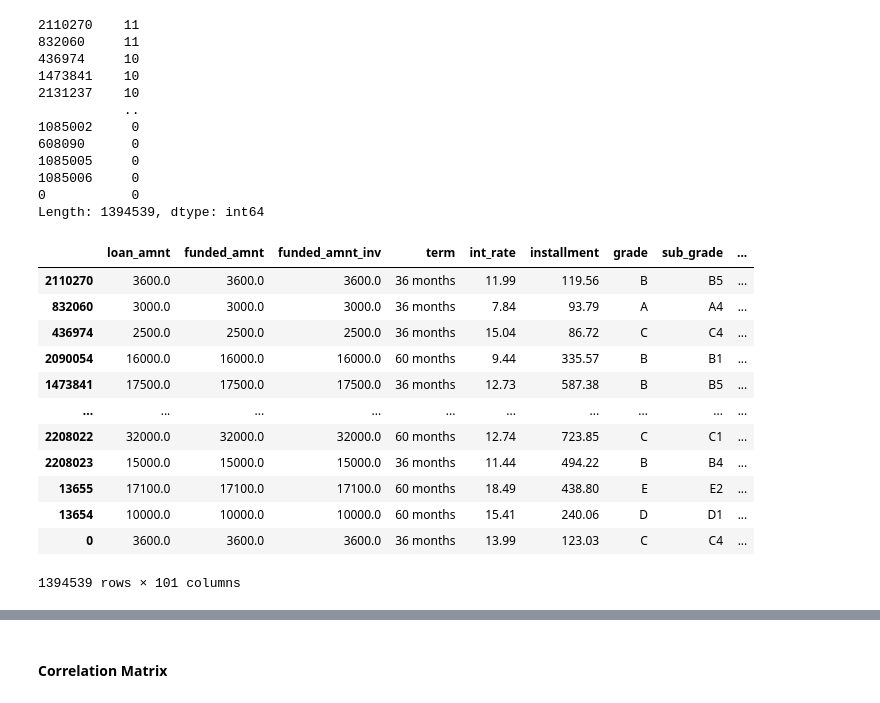
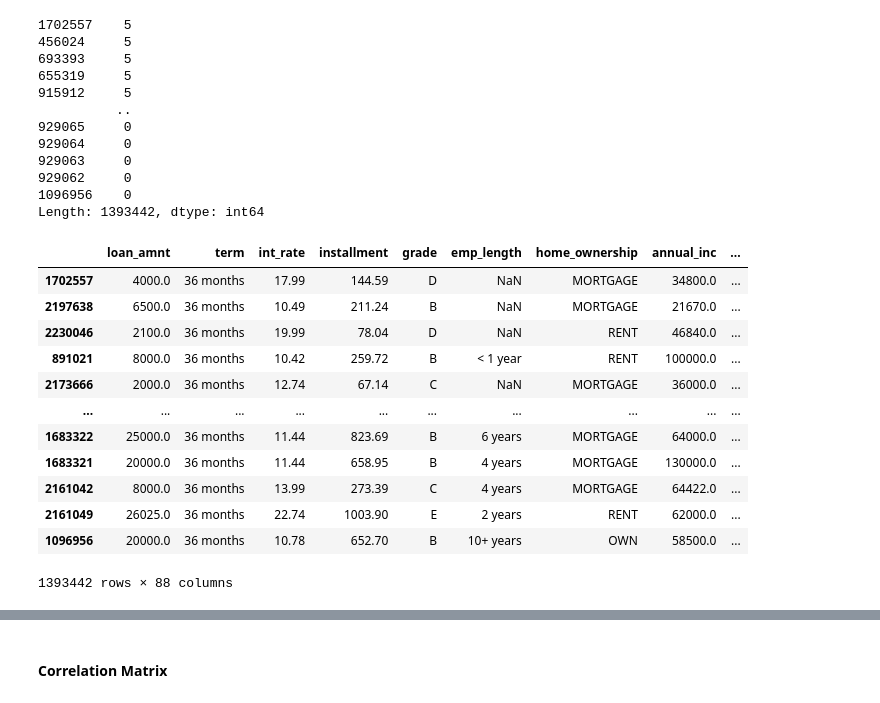
Before and after one commit to Zach-schwark/Honours-Research, a Jupyter notebook: Data/data_preprocessing.ipynb, the cells around one changed output, grey strips where cells are left out. Drawn from its saved outputs; the diff is of its cells as text; code cells hidden in the pictures.

Commit message:
reduce bins, remove features based off correlations fix issues

```diff
--- a/Data/data_preprocessing.ipynb
+++ b/Data/data_preprocessing.ipynb
@@ -13,7 +13,7 @@ data = data.drop(['id', 'member_id', 'settlement_term','settlement_percentage',
            'hardship_loan_status', 'hardship_dpd', 'hardship_length','payment_plan_start_date','hardship_end_date', 'hardship_start_date', 'hardship_amount', 'deferral_term', 'hardship_status', 'hardship_reason', 'hardship_type',
            'sec_app_mths_since_last_major_derog', 'sec_app_collections_12_mths_ex_med', 'sec_app_chargeoff_within_12_mths', 'sec_app_num_rev_accts', 'sec_app_open_act_il', 'sec_app_revol_util', 'sec_app_open_acc', 'sec_app_mort_acc',
            'sec_app_inq_last_6mths', 'sec_app_earliest_cr_line', 'sec_app_fico_range_high', 'sec_app_fico_range_low', 'verification_status_joint', 'dti_joint', 'annual_inc_joint', 'desc', 'url', 'revol_bal_joint','mths_since_last_record', 'mths_since_recent_bc_dlq', 'mths_since_last_major_derog', 'mths_since_recent_revol_delinq', 'next_pymnt_d',
-           'il_util', 'mths_since_rcnt_il','mths_since_last_delinq', 'zip_code', 'last_pymnt_d' ], axis=1)
+           'il_util', 'mths_since_rcnt_il','mths_since_last_delinq', 'zip_code', 'last_pymnt_d','emp_title','funded_amnt', 'funded_amnt_inv', 'sub_grade', 'collection_recovery_fee', 'fico_range_low', 'num_sats', 'total_pymnt_inv', 'total_rec_prncp', 'tot_hi_cred_lim', 'total_il_high_credit_limit', 'num_rev_tl_bal_gt_0', 'last_fico_range_low'], axis=1)
 
 #data = data.dropna()
 #data
@@ -29,8 +29,11 @@ data = data.drop(['id', 'member_id', 'settlement_term','settlement_percentage',
 
 # i removed 'last_payment_d' as i dont this its necessary and since iit would mostly apply to rows where loan status = current
 
+# idk what 'il_util' is but i removed it
 
-# idk what 'il_util' is but i removed it
+# features i removed after looking at the correlation grid/ heatmap
+# 'funded_amnt', 'funded_amnt_inv', 'sub_grade', 'collection_recovery_fee', 'fico_range_low', 'num_sats', 'total_pymnt_inv', 'total_rec_prncp', 'tot_hi_cred_lim', 'total_il_high_credit_limit', 'num_rev_tl_bal_gt_0', 'last_fico_range_low'
+
 data.convert_dtypes()
 data.dtypes
 display(data)
@@ -132,4 +135,5 @@ Length: 2260701, dtype: int64
 # %%
-data_droppedna = data.dropna(thresh=90)
+#data_droppedna = data.dropna(thresh=82)
+data_droppedna = data.dropna(thresh=83)
 display(data_droppedna)
 # %% [output]
@@ -149,41 +153,41 @@ display(data_droppedna)
 # %%
 # Analysis on missing data:
 # sort rows by amount of missing data in them
 
 # Count the number of missing values in each row
-missing_counts_rows = data_droppedna.isnull().sum(axis=1).sort_values(ascending=False)
+missing_counts_rows_dropped = data_droppedna.isnull().sum(axis=1).sort_values(ascending=False)
 
 # Sort rows by the number of missing values in descending order
-sorted_df_rows = data_droppedna.loc[missing_counts_rows.sort_values(ascending=False).index]
+sorted_df_rows_dropped = data_droppedna.loc[missing_counts_rows_dropped.sort_values(ascending=False).index]
 # sorted_df now contains the DataFrame with rows sorted by missing values
-display(missing_counts_rows)
-display(sorted_df_rows)
+display(missing_counts_rows_dropped)
+display(sorted_df_rows_dropped)
 # %% [output]
-2110270    11
-832060     11
-436974     10
-1473841    10
-2131237    10
-           ..
-1085002     0
-608090      0
-1085005     0
-1085006     0
-0           0
-Length: 1394539, dtype: int64
+1702557    5
+456024     5
+693393     5
+655319     5
+915912     5
+          ..
+929065     0
+929064     0
+929063     0
+929062     0
+1096956    0
+Length: 1393442, dtype: int64
-|  | loan_amnt | funded_amnt | funded_amnt_inv | term | int_rate | installment | grade | sub_grade | ... |
-| 2110270 | 3600.0 | 3600.0 | 3600.0 | 36 months | 11.99 | 119.56 | B | B5 | ... |
-| 832060 | 3000.0 | 3000.0 | 3000.0 | 36 months | 7.84 | 93.79 | A | A4 | ... |
-| 436974 | 2500.0 | 2500.0 | 2500.0 | 36 months | 15.04 | 86.72 | C | C4 | ... |
-| 2090054 | 16000.0 | 16000.0 | 16000.0 | 60 months | 9.44 | 335.57 | B | B1 | ... |
-| 1473841 | 17500.0 | 17500.0 | 17500.0 | 36 months | 12.73 | 587.38 | B | B5 | ... |
+|  | loan_amnt | term | int_rate | installment | grade | emp_length | home_ownership | annual_inc | ... |
+| 1702557 | 4000.0 | 36 months | 17.99 | 144.59 | D | NaN | MORTGAGE | 34800.0 | ... |
+| 2197638 | 6500.0 | 36 months | 10.49 | 211.24 | B | NaN | MORTGAGE | 21670.0 | ... |
+| 2230046 | 2100.0 | 36 months | 19.99 | 78.04 | D | NaN | RENT | 46840.0 | ... |
+| 891021 | 8000.0 | 36 months | 10.42 | 259.72 | B | < 1 year | RENT | 100000.0 | ... |
+| 2173666 | 2000.0 | 36 months | 12.74 | 67.14 | C | NaN | MORTGAGE | 36000.0 | ... |
 | ... | ... | ... | ... | ... | ... | ... | ... | ... | ... |
-| 2208022 | 32000.0 | 32000.0 | 32000.0 | 60 months | 12.74 | 723.85 | C | C1 | ... |
-| 2208023 | 15000.0 | 15000.0 | 15000.0 | 36 months | 11.44 | 494.22 | B | B4 | ... |
-| 13655 | 17100.0 | 17100.0 | 17100.0 | 60 months | 18.49 | 438.80 | E | E2 | ... |
-| 13654 | 10000.0 | 10000.0 | 10000.0 | 60 months | 15.41 | 240.06 | D | D1 | ... |
-| 0 | 3600.0 | 3600.0 | 3600.0 | 36 months | 13.99 | 123.03 | C | C4 | ... |
+| 1683322 | 25000.0 | 36 months | 11.44 | 823.69 | B | 6 years | MORTGAGE | 64000.0 | ... |
+| 1683321 | 20000.0 | 36 months | 11.44 | 658.95 | B | 4 years | MORTGAGE | 130000.0 | ... |
+| 2161042 | 8000.0 | 36 months | 13.99 | 273.39 | C | 4 years | MORTGAGE | 64422.0 | ... |
+| 2161049 | 26025.0 | 36 months | 22.74 | 1003.90 | E | 2 years | RENT | 62000.0 | ... |
+| 1096956 | 20000.0 | 36 months | 10.78 | 652.70 | B | 10+ years | OWN | 58500.0 | ... |
-1394539 rows × 101 columns
+1393442 rows × 88 columns
 # %%
 
 # apply normalization techniques
```
Also changed, not shown: parts of 7 cells of this notebook, 1 other file.
